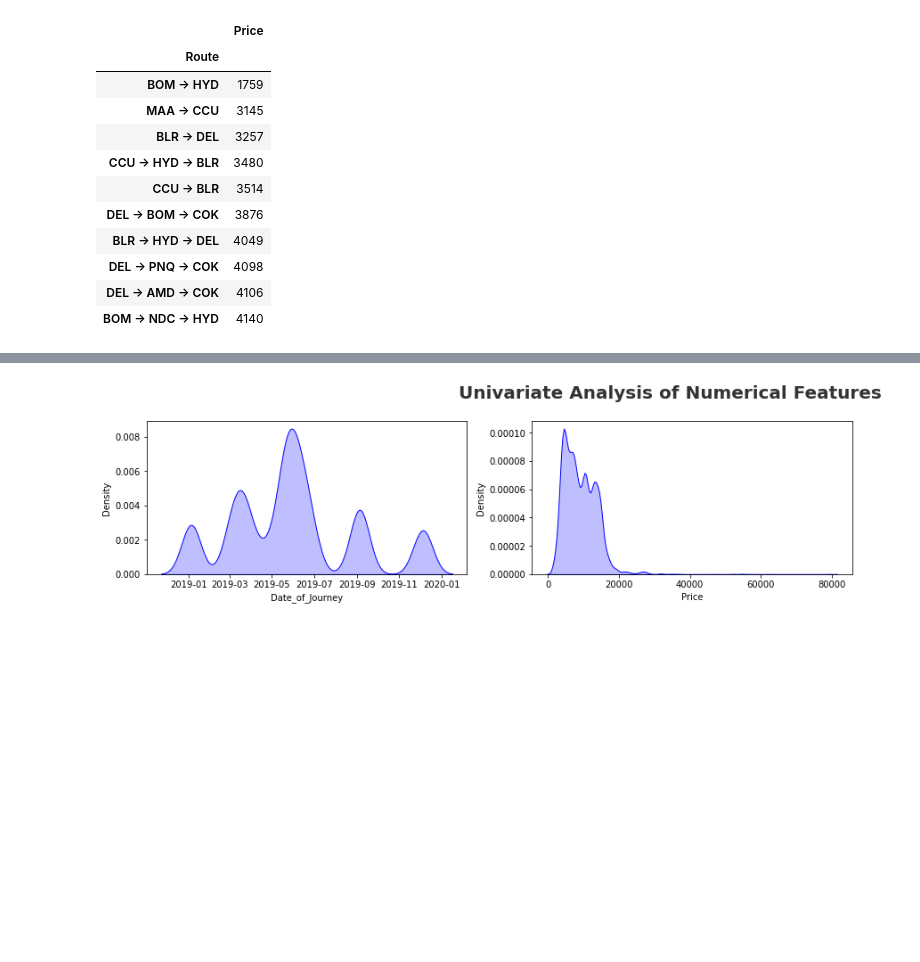
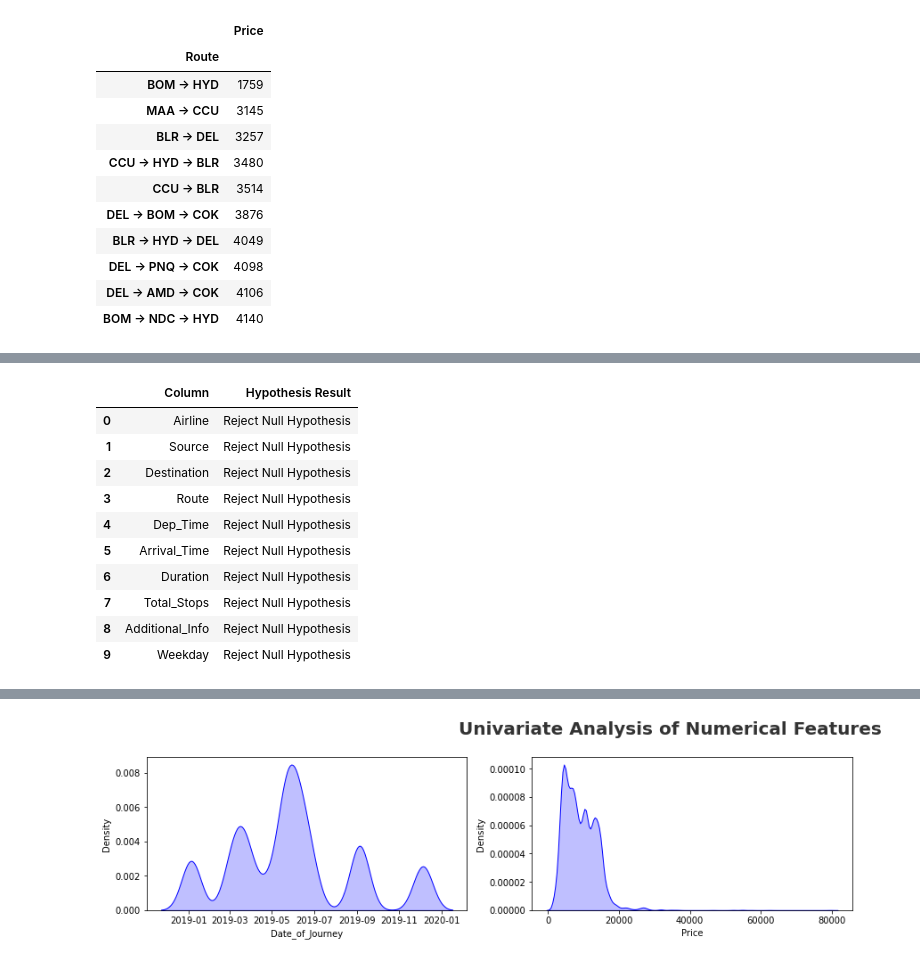
Before and after one commit to arnabpani/EDA, a Jupyter notebook: Flight Fare Prediction EDA.ipynb, the cells around one changed output, grey strips where cells are left out. Cells and saved outputs as stored; diff of their text form; code cells hidden in the pictures; blank space fills up the shorter version.

```diff
--- a/Flight Fare Prediction EDA.ipynb
+++ b/Flight Fare Prediction EDA.ipynb
@@ -214,0 +215,25 @@ plt.show()
+# %%
+#Chi square Test: Categorical variables to Price
+
+from scipy.stats import  chi2_contingency
+chi2_test = []
+for feature in categorical_features:
+    if chi2_contingency(pd.crosstab(df['Price'], df[feature]))[1] < 0.05:
+        chi2_test.append('Reject Null Hypothesis')
+    else: chi2_test.append('fail to reject the null hypothesis')
+
+result = pd.DataFrame(data = [categorical_features, chi2_test]).T
+result.columns = ['Column','Hypothesis Result']
+result
+# %% [output]
+|  | Column | Hypothesis Result |
+| 0 | Airline | Reject Null Hypothesis |
+| 1 | Source | Reject Null Hypothesis |
+| 2 | Destination | Reject Null Hypothesis |
+| 3 | Route | Reject Null Hypothesis |
+| 4 | Dep_Time | Reject Null Hypothesis |
+| 5 | Arrival_Time | Reject Null Hypothesis |
+| 6 | Duration | Reject Null Hypothesis |
+| 7 | Total_Stops | Reject Null Hypothesis |
+| 8 | Additional_Info | Reject Null Hypothesis |
+| 9 | Weekday | Reject Null Hypothesis |
```
Also changed, not shown: parts of 2 cells of this notebook.
